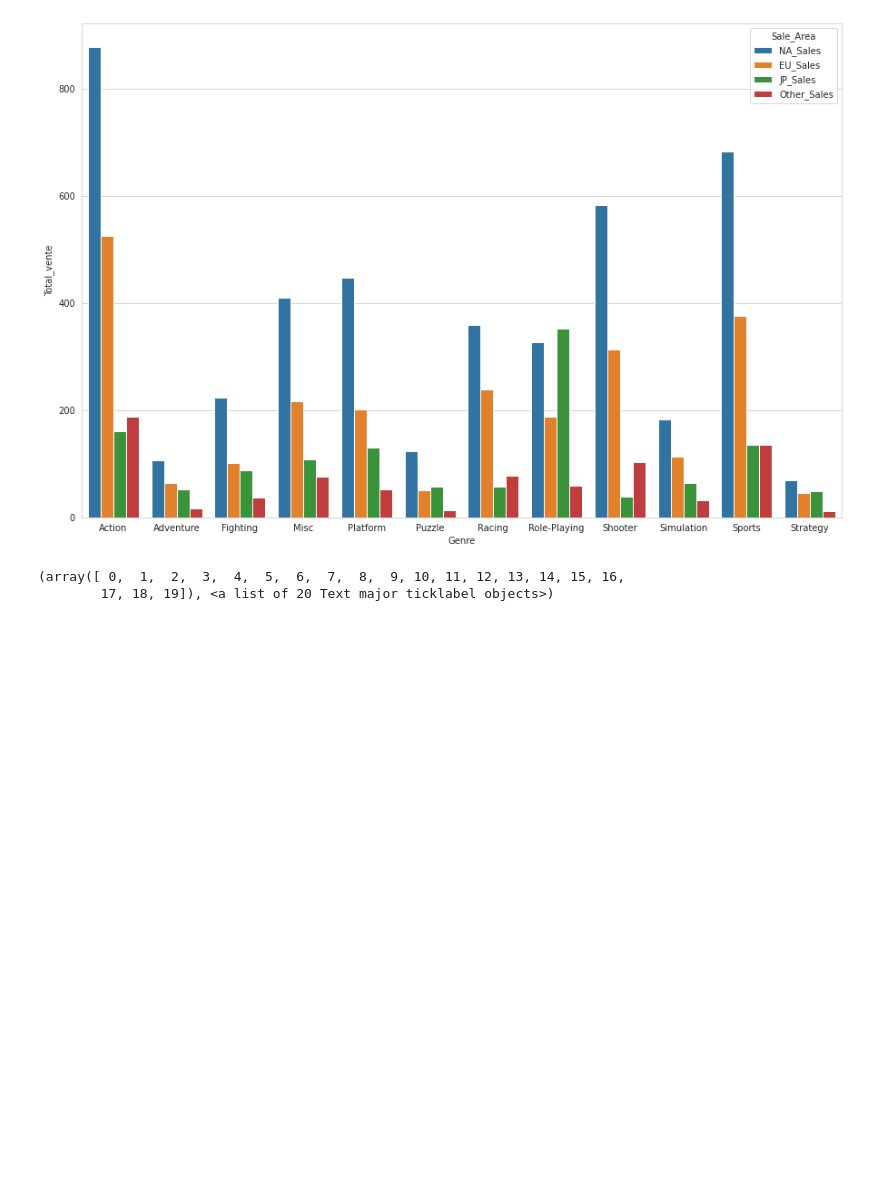
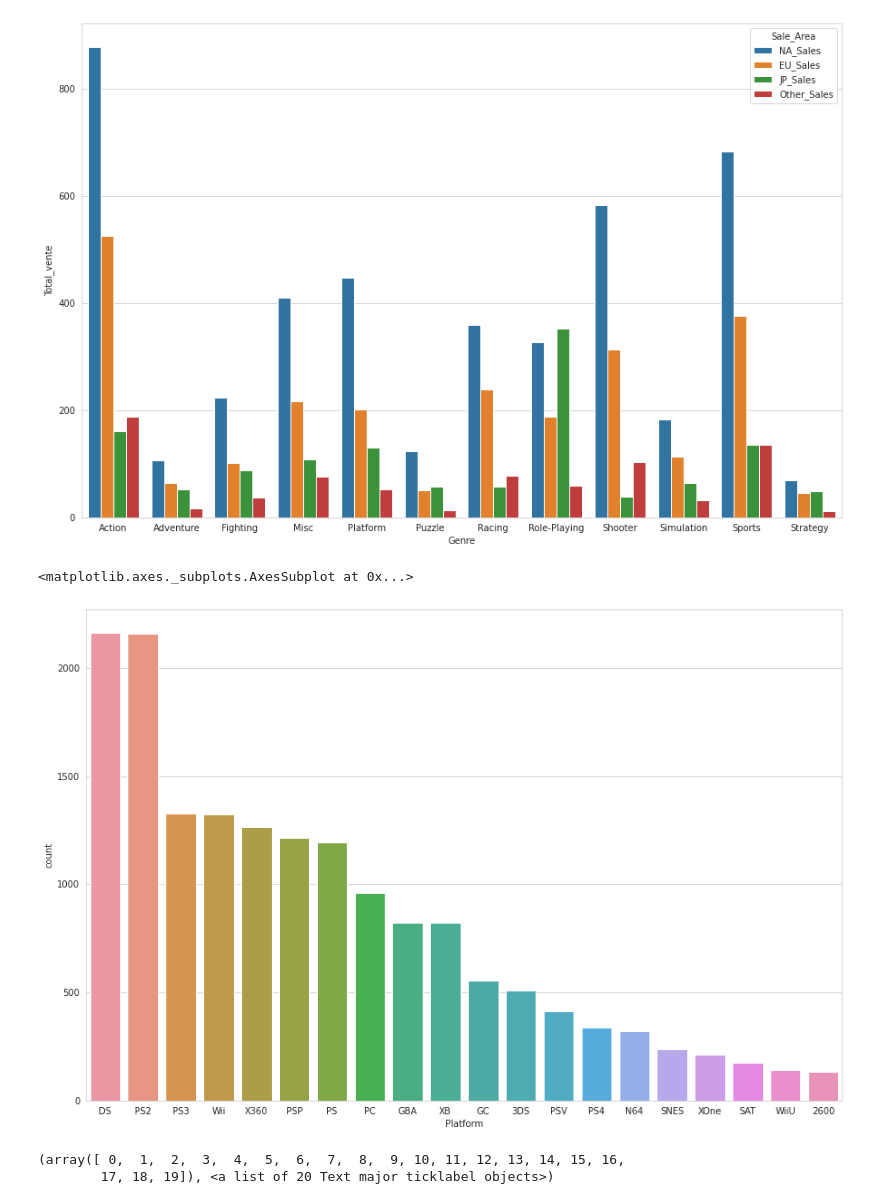
Before and after one commit to Jogroe/Cours-python, a Jupyter notebook: vgsales.ipynb, the cells around one changed output. Cells and saved outputs as stored; diff of their text form; code cells hidden in the pictures; blank space fills up the shorter version.

```diff
--- a/vgsales.ipynb
+++ b/vgsales.ipynb
@@ -59,6 +59,15 @@ sb.barplot(x='Genre', y='Total_vente', hue='Sale_Area', data=comp_table)
 # %% [output]
 <matplotlib.axes._subplots.AxesSubplot at 0x...>
 [figure]
+# %%
+top_plat = vgsales.groupby(by=['Platform'])['Year'].count().sort_values(ascending=False).head(20)
+top_plat = pd.DataFrame(top_plat).reset_index()
+
+plt.figure(figsize=(15, 10))
+sb.countplot(x="Platform", data=vgsales, order = vgsales.groupby(by=['Platform'])['Year'].count().sort_values(ascending=False).iloc[:20].index)
+# %% [output]
+<matplotlib.axes._subplots.AxesSubplot at 0x...>
+[figure, added]
 # %%
 top_publisher = vgsales.groupby(by=['Publisher'])['Year'].count().sort_values(ascending=False).head(20)
 top_publisher = pd.DataFrame(top_publisher).reset_index()
```
